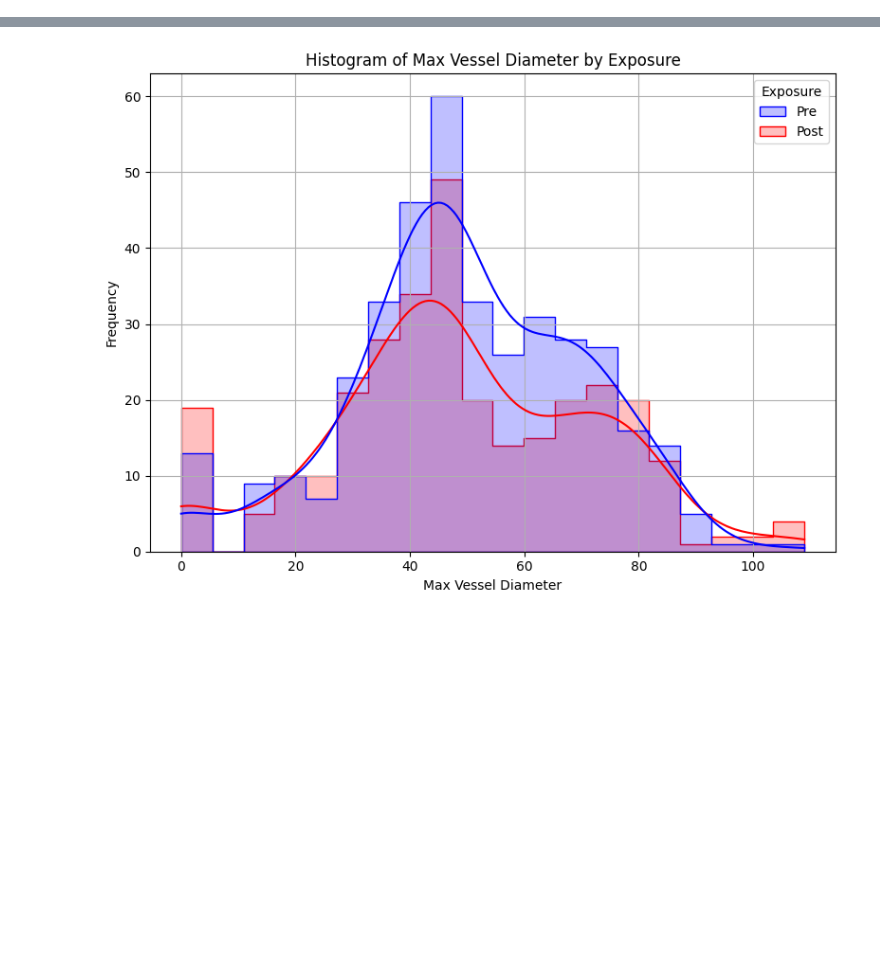
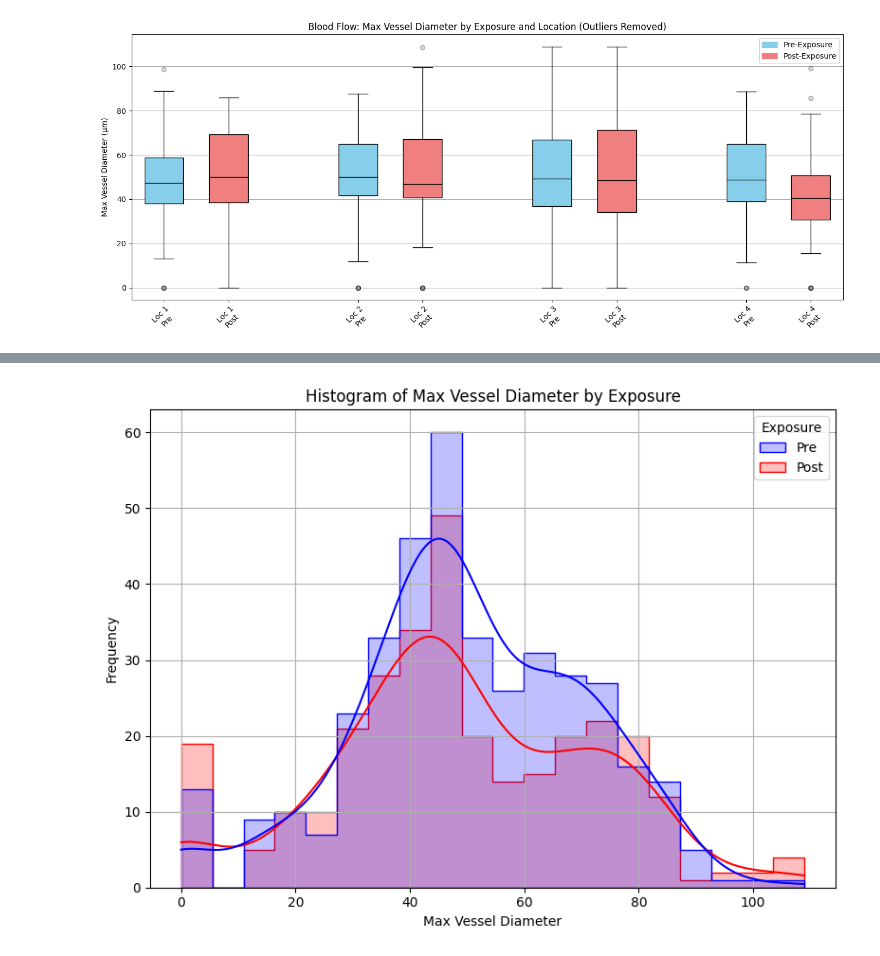
Before and after one commit to alejjara1/MeS_Vivosight, a Jupyter notebook: code/blood_flow_locations.ipynb, the cells around one changed output, grey strips where cells are left out. Cells and saved outputs as stored; diff of their text form; code cells hidden in the pictures; blank space fills up the shorter version.

Commit message:
box and whisker updates

```diff
--- a/code/blood_flow_locations.ipynb
+++ b/code/blood_flow_locations.ipynb
@@ -88,3 +88,65 @@ data/Vivosight_data/U34_Results [<data_types.BloodFlow object at 0x...>, <data_t
  Location 4:
    Pre (n=96), Post (n=76)
    Mann-Whitney U p-value = 0.0085 →  Significant
+# %%
+import matplotlib.pyplot as plt
+import matplotlib.patches as mpatches
+
+# Prepare data for plotting
+plot_data = []
+plot_labels = []
+plot_colors = []
+plot_positions = []
+
+position = 1
+
+for loc in [1, 2, 3, 4]:
+    pre = df_clean[(df_clean["Location ID"] == loc) & (df_clean["Exposure"] == "Pre")]["Max Vessel Diameter"]
+    post = df_clean[(df_clean["Location ID"] == loc) & (df_clean["Exposure"] == "Post")]["Max Vessel Diameter"]
+
+    # Pre
+    plot_data.append(pre)
+    plot_labels.append(f"Loc {loc}\nPre")
+    plot_colors.append("skyblue")
+    plot_positions.append(position)
+    position += 1
+
+    # Post
+    plot_data.append(post)
+    plot_labels.append(f"Loc {loc}\nPost")
+    plot_colors.append("lightcoral")
+    plot_positions.append(position)
+    position += 2  # add spacing between location groups
+
+# Create the boxplot
+plt.figure(figsize=(14, 6))
+
+for i in range(len(plot_data)):
+    plt.boxplot(
+        plot_data[i],
+        positions=[plot_positions[i]],
+        widths=0.6,
+        patch_artist=True,
+        boxprops=dict(facecolor=plot_colors[i], color='black'),
+        medianprops=dict(color='black'),
+        whiskerprops=dict(color='black'),
+        capprops=dict(color='black'),
+        flierprops=dict(markerfacecolor='gray', marker='o', alpha=0.3)
+    )
+
+# Axis setup
+plt.xticks(plot_positions, plot_labels, rotation=45)
+plt.ylabel("Max Vessel Diameter (µm)")
+plt.title("Blood Flow: Max Vessel Diameter by Exposure and Location (Outliers Removed)")
+plt.grid(True, axis='y')
+plt.tight_layout()
+
+# Legend
+plt.legend(handles=[
+    mpatches.Patch(color='skyblue', label='Pre-Exposure'),
+    mpatches.Patch(color='lightcoral', label='Post-Exposure')
+], loc='upper right')
+
+plt.show()
+# %% [output]
+[figure, added]
```
Also changed, not shown: parts of 5 cells of this notebook, 2 other files.
